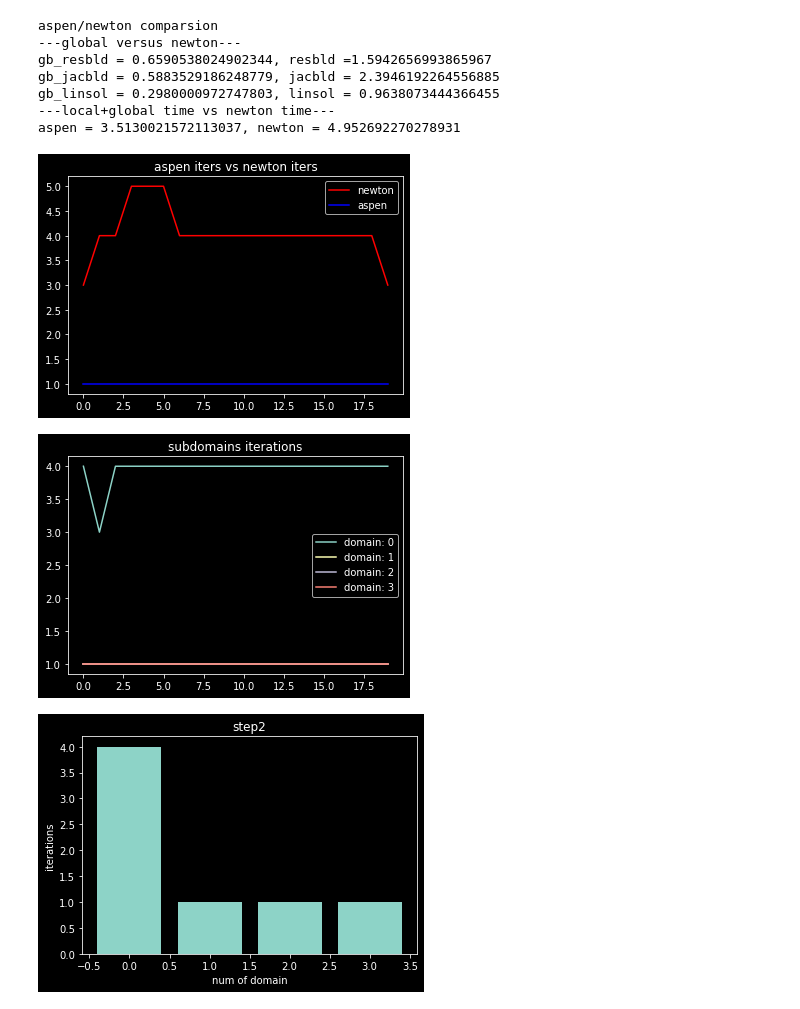
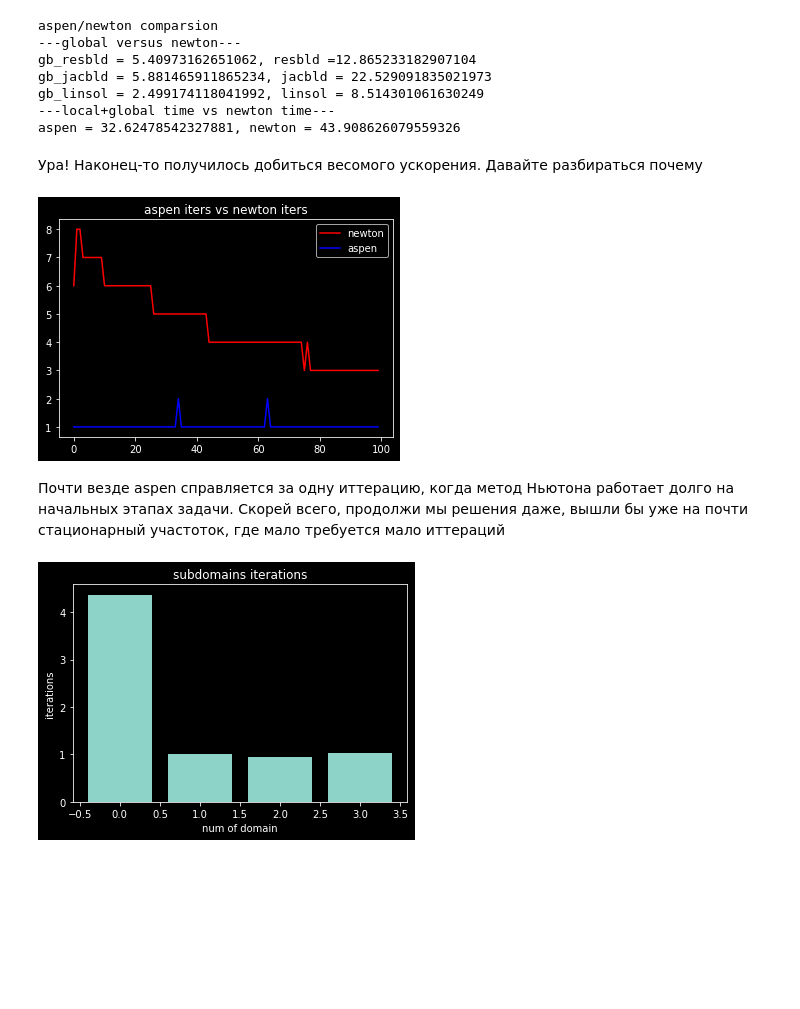
Before and after one commit to animih/aspen-study, a Jupyter notebook: solver/Test1.ipynb, the cells around one changed output. Drawn from its saved outputs; the diff is of its cells as text; code cells hidden in the pictures; blank space fills up the shorter version.

```diff
--- a/solver/Test1.ipynb
+++ b/solver/Test1.ipynb
@@ -32,0 +24,21 @@ plt.plot(x0)
+# %%
+plt.style.use('dark_background')
+# inital condition
+Nx = 1000
+Nt = 100
+
+D = Diffusion(Nx, 0.9, 1, 0.5e-1, model=model)
+bd1 = 0
+bd2 = 1
+
+x0 = np.arange(Nx)/(Nx-1)
+x0 = np.sinh(20*(x0-0.5))
+x0 /= np.max(x0)
+x0 = (x0+1)/2
+x0 = np.reshape(x0, (-1, 1))
+plt.xlabel('x0')
+plt.ylabel('u')
+plt.plot(x0)
+
+setInitial = lambda x: x#.setInitial(0.2, 1, 1)
+setSources = lambda x: x#.setSources([0.9], [-17.9])
@@ -33,17 +49,15 @@ plt.plot(x0)
 # %%
-Nx = 1000
-Nt = 20
 param = {
     'Nx': Nx,
     'Nt': Nt,
 }
-D = Diffusion(Nx, 0.9, 1, 0.5e-1, model=model)
 solver_cl = classic_solver(param, D)
-solver_cl.setBoundary(0, 1)
+solver_cl.setBoundary(bd1, bd2)
 solver_cl.x0 = np.copy(x0)
-#solver_cl.setInitial(0.5, 2, 1)
-solver_cl.setSources([0.6], [0])
+#setInitial(solver_cl)
+setSources(solver_cl)
 
 X_cl, code, message = solver_cl.solve()
-print(X_cl, message)
+print(message)
+print('mean newton iterations: ', np.mean(solver_cl.timelog.kn))
 # %% [output]
@@ -121,33 +155,28 @@ print('aspen = {}, newton = {}'.format(t1, t2))
 # %% [output]
 aspen/newton comparsion
 ---global versus newton---
-gb_resbld = 0.6590538024902344, resbld =1.5942656993865967
-gb_jacbld = 0.5883529186248779, jacbld = 2.3946192264556885
-gb_linsol = 0.2980000972747803, linsol = 0.9638073444366455
+gb_resbld = 5.40973162651062, resbld =12.865233182907104
+gb_jacbld = 5.881465911865234, jacbld = 22.529091835021973
+gb_linsol = 2.499174118041992, linsol = 8.514301061630249
 ---local+global time vs newton time---
-aspen = 3.5130021572113037, newton = 4.952692270278931
+aspen = 32.62478542327881, newton = 43.908626079559326
+# %% [markdown]
+Ура! Наконец-то получилось добиться весомого ускорения. Давайте разбираться почему
 # %%
 plt.title('aspen iters vs newton iters')
-plt.plot(solver_cl.timelog.kn[:-1], color = 'r', label='newton')
-plt.plot(solver_as.timelog.aspen_iters[:-1], color = 'b', label='aspen')
+plt.plot(solver_cl.timelog.kn, color = 'r', label='newton')
+plt.plot(solver_as.timelog.aspen_iters, color = 'b', label='aspen')
 plt.legend()
 plt.show()
 # %% [output]
-[figure, old version]
+[figure, new version]
+# %% [markdown]
+Почти везде aspen справляется за одну иттерацию, когда метод Ньютона работает долго на начальных этапах задачи. Скорей всего, продолжи мы решения даже, вышли бы уже на почти стационарный участоток, где мало требуется мало иттераций
 # %%
 plt.title('subdomains iterations')
-
-for i in range(Nd):
-    plt.plot(solver_as.timelog.domain_iters[:-1, i], label='domain: {}'.format(i))
-
-plt.legend()
-plt.show()
-
-plt.title('step2')
 plt.xlabel('num of domain')
 plt.ylabel('iterations')
-plt.bar(np.arange(0, Nd, 1, dtype='int'), solver_as.timelog.domain_iters[2, :])
+plt.bar(np.arange(0, Nd, 1, dtype='int'), solver_as.timelog.domain_iters)
 plt.show()
 # %% [output]
-[figure, old version]
+[figure, new version]
-[figure, removed]
```
Also changed, not shown: parts of 28 cells of this notebook, 4 other files.
